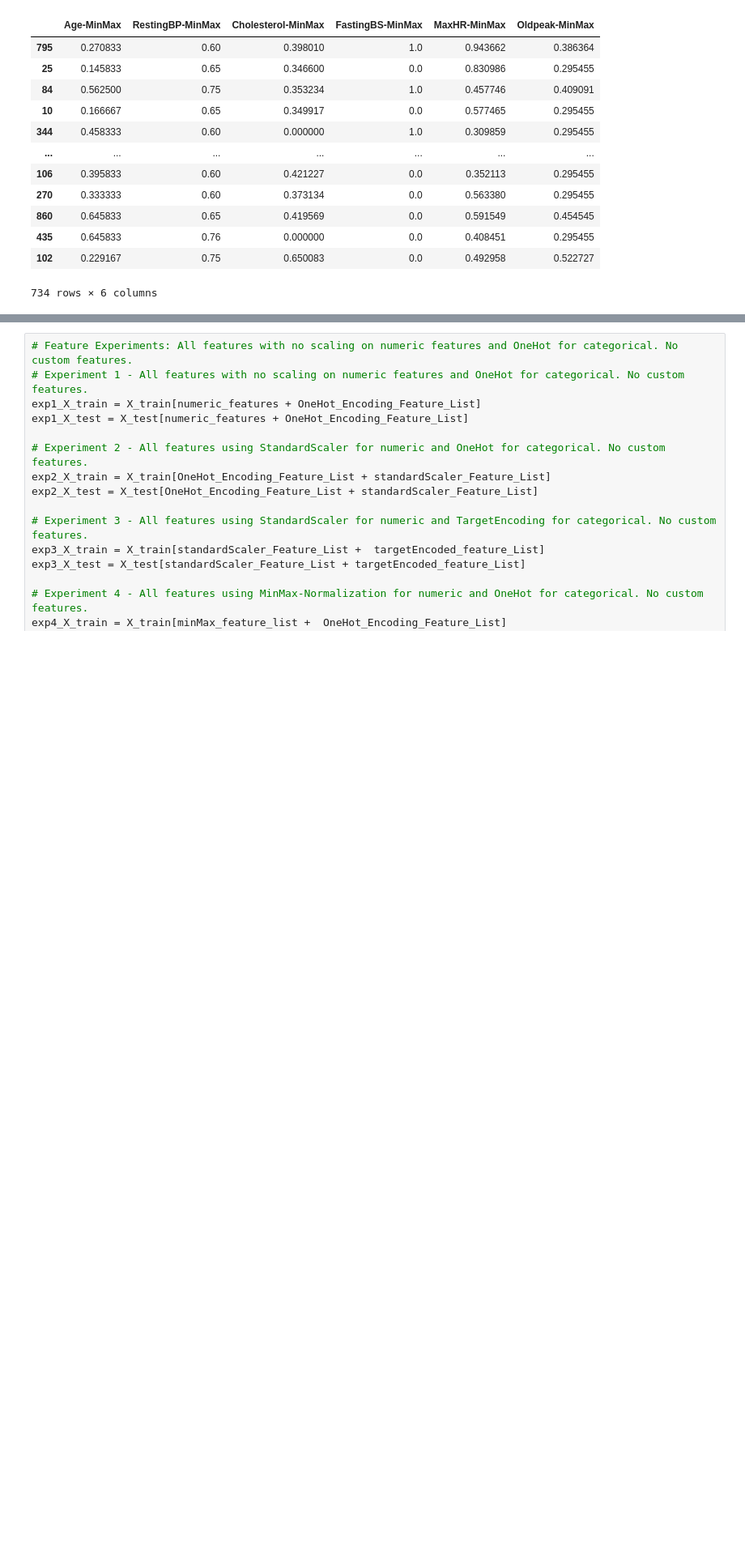
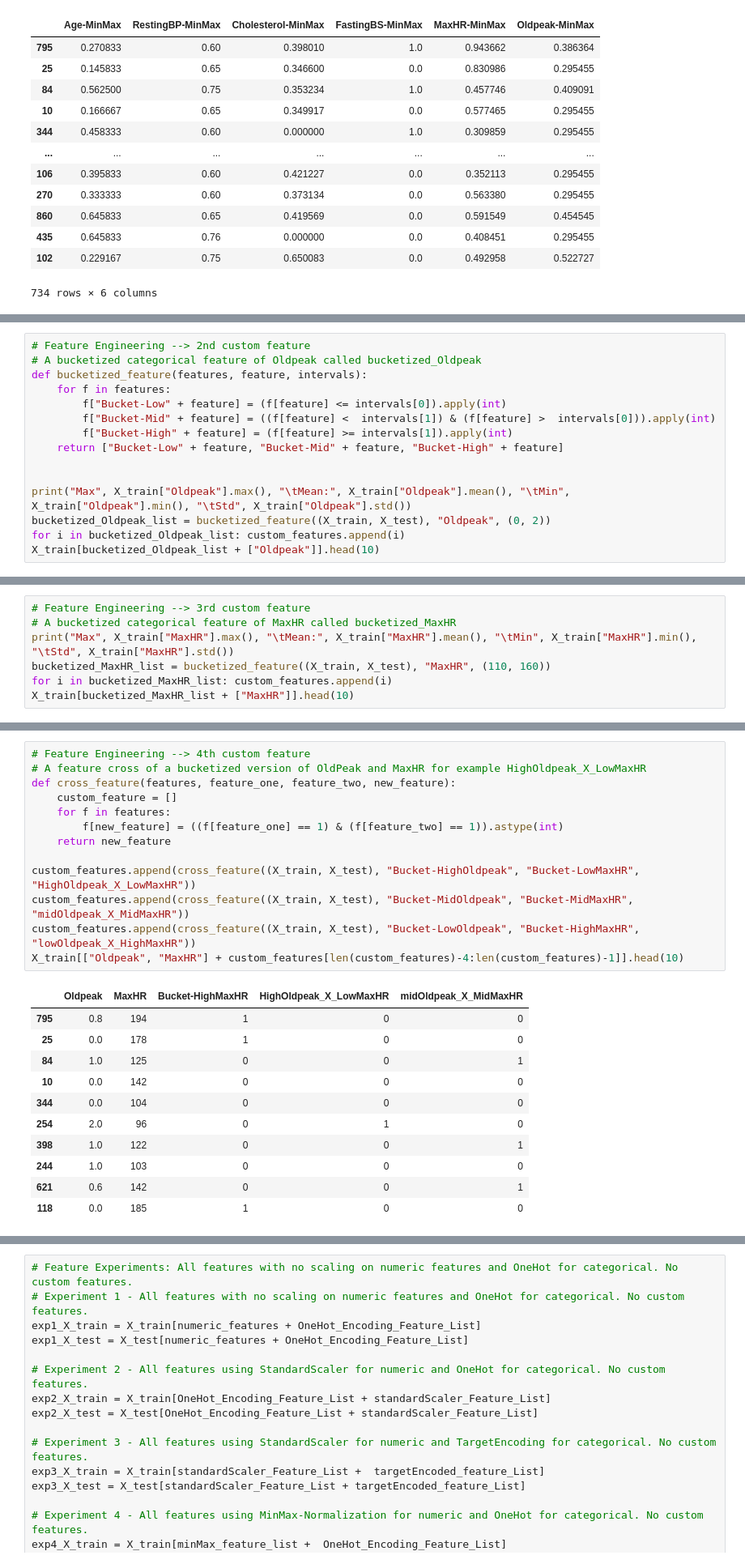
Before and after one commit to Azwadd/CS_59866, a Jupyter notebook: Homeworks/Homework 3/HW03.ipynb, the cells around one changed output, grey strips where cells are left out. Shown at 81% size. Cells and saved outputs as stored; diff of their text form; blank space fills up the shorter version.

```diff
--- a/Homeworks/Homework 3/HW03.ipynb
+++ b/Homeworks/Homework 3/HW03.ipynb
@@ -429,0 +285,15 @@ NameError: name 'custom_Oldpeak' is not defined
+# %%
+# Feature Engineering --> 2nd custom feature
+# A bucketized categorical feature of Oldpeak called bucketized_Oldpeak
+def bucketized_feature(features, feature, intervals):
+    for f in features:
+        f["Bucket-Low" + feature] = (f[feature] <= intervals[0]).apply(int)
+        f["Bucket-Mid" + feature] = ((f[feature] <  intervals[1]) & (f[feature] >  intervals[0])).apply(int)
+        f["Bucket-High" + feature] = (f[feature] >= intervals[1]).apply(int)
+    return ["Bucket-Low" + feature, "Bucket-Mid" + feature, "Bucket-High" + feature]
+
+
+print("Max", X_train["Oldpeak"].max(), "\tMean:", X_train["Oldpeak"].mean(), "\tMin", X_train["Oldpeak"].min(), "\tStd", X_train["Oldpeak"].std())
+bucketized_Oldpeak_list = bucketized_feature((X_train, X_test), "Oldpeak", (0, 2))
+for i in bucketized_Oldpeak_list: custom_features.append(i)
+X_train[bucketized_Oldpeak_list + ["Oldpeak"]].head(10)
@@ -429,0 +313,7 @@ NameError: name 'custom_Oldpeak' is not defined
+# %%
+# Feature Engineering --> 3rd custom feature
+# A bucketized categorical feature of MaxHR called bucketized_MaxHR
+print("Max", X_train["MaxHR"].max(), "\tMean:", X_train["MaxHR"].mean(), "\tMin", X_train["MaxHR"].min(), "\tStd", X_train["MaxHR"].std())
+bucketized_MaxHR_list = bucketized_feature((X_train, X_test), "MaxHR", (110, 160))
+for i in bucketized_MaxHR_list: custom_features.append(i)
+X_train[bucketized_MaxHR_list + ["MaxHR"]].head(10)
@@ -429,0 +333,25 @@ NameError: name 'custom_Oldpeak' is not defined
+# %%
+# Feature Engineering --> 4th custom feature
+# A feature cross of a bucketized version of OldPeak and MaxHR for example HighOldpeak_X_LowMaxHR
+def cross_feature(features, feature_one, feature_two, new_feature):
+    custom_feature = []
+    for f in features:
+        f[new_feature] = ((f[feature_one] == 1) & (f[feature_two] == 1)).astype(int)
+    return new_feature
+
+custom_features.append(cross_feature((X_train, X_test), "Bucket-HighOldpeak", "Bucket-LowMaxHR", "HighOldpeak_X_LowMaxHR"))
+custom_features.append(cross_feature((X_train, X_test), "Bucket-MidOldpeak", "Bucket-MidMaxHR", "midOldpeak_X_MidMaxHR"))
+custom_features.append(cross_feature((X_train, X_test), "Bucket-LowOldpeak", "Bucket-HighMaxHR", "lowOldpeak_X_HighMaxHR"))
+X_train[["Oldpeak", "MaxHR"] + custom_features[len(custom_features)-4:len(custom_features)-1]].head(10)
+# %% [output]
+|  | Oldpeak | MaxHR | Bucket-HighMaxHR | HighOldpeak_X_LowMaxHR | midOldpeak_X_MidMaxHR |
+| 795 | 0.8 | 194 | 1 | 0 | 0 |
+| 25 | 0.0 | 178 | 1 | 0 | 0 |
+| 84 | 1.0 | 125 | 0 | 0 | 1 |
+| 10 | 0.0 | 142 | 0 | 0 | 0 |
+| 344 | 0.0 | 104 | 0 | 0 | 0 |
+| 254 | 2.0 | 96 | 0 | 1 | 0 |
+| 398 | 1.0 | 122 | 0 | 0 | 1 |
+| 244 | 1.0 | 103 | 0 | 0 | 0 |
+| 621 | 0.6 | 142 | 0 | 0 | 1 |
+| 118 | 0.0 | 185 | 1 | 0 | 0 |
```
Also changed, not shown: parts of 12 cells of this notebook.
